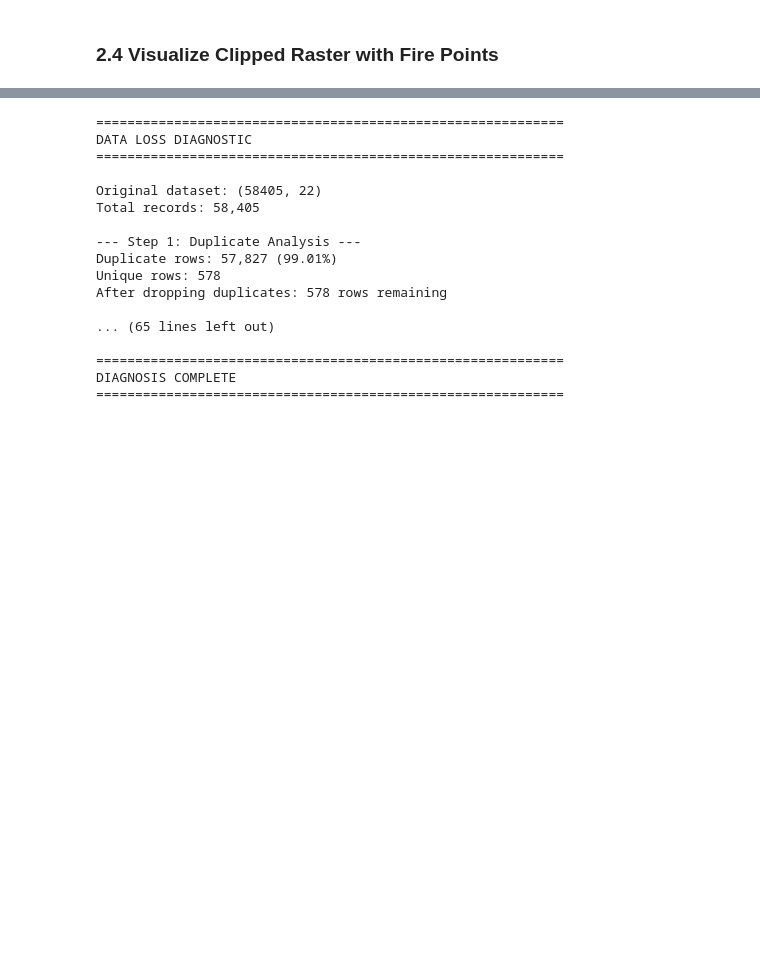
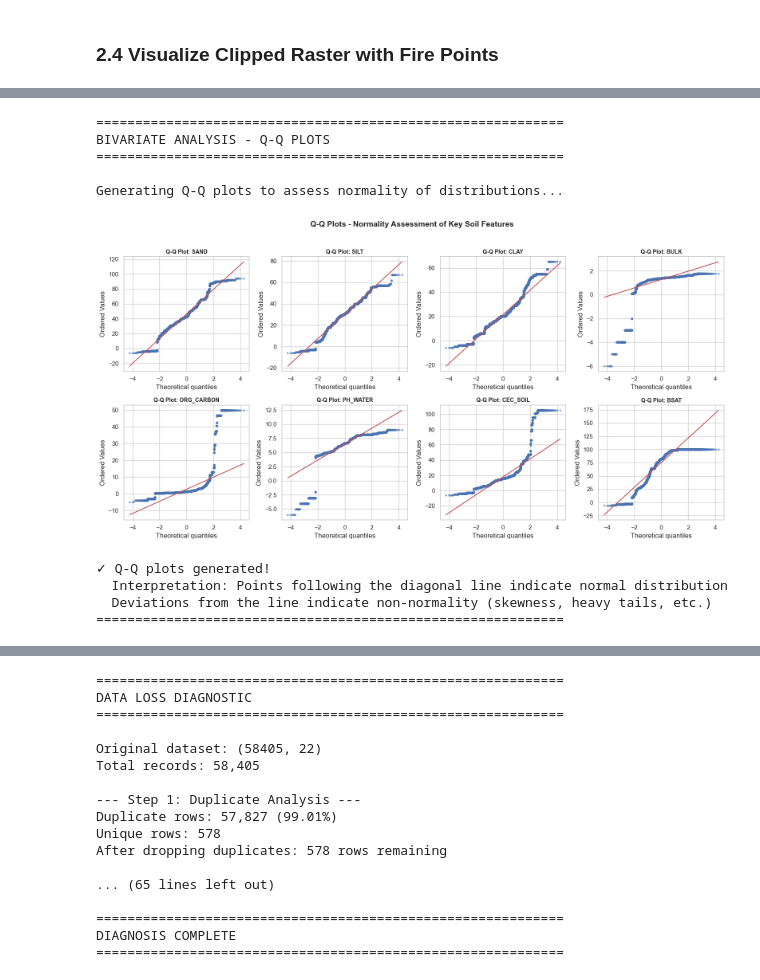
Before and after one commit to BESSAI-Tayeb/forest-fires-algeria-tunisia-analysis, a Jupyter notebook: analysis/soil.ipynb, the cells around one changed output, grey strips where cells are left out. Cells and saved outputs as stored; diff of their text form; code cells hidden in the pictures; blank space fills up the shorter version.

```diff
--- a/analysis/soil.ipynb
+++ b/analysis/soil.ipynb
@@ -471,0 +688,52 @@ print(f"✓ Visualization complete!")
+# %%
+print("="*60)
+print("BIVARIATE ANALYSIS - Q-Q PLOTS")
+print("="*60)
+
+# Q-Q plots to check normality of numeric features
+print("\nGenerating Q-Q plots to assess normality of distributions...")
+
+# Select a subset of key features for Q-Q plots
+key_features = ['SAND', 'SILT', 'CLAY', 'BULK', 'ORG_CARBON', 'PH_WATER', 'CEC_SOIL', 'BSAT']
+available_features = [f for f in key_features if f in numeric_df.columns]
+
+n_features = len(available_features)
+n_cols = 4
+n_rows = (n_features + n_cols - 1) // n_cols
+
+fig, axes = plt.subplots(n_rows, n_cols, figsize=(16, 4*n_rows))
+axes = axes.flatten()
+
+for idx, col in enumerate(available_features):
+    ax = axes[idx]
+    data = numeric_df[col].dropna()
+    if len(data) > 0:
+        stats.probplot(data, dist="norm", plot=ax)
+        ax.set_title(f'Q-Q Plot: {col}', fontsize=10, fontweight='bold')
+        ax.get_lines()[0].set_markerfacecolor('steelblue')
+        ax.get_lines()[0].set_alpha(0.5)
+        ax.get_lines()[0].set_markersize(3)
+
+# Hide empty subplots
+for idx in range(len(available_features), len(axes)):
+    axes[idx].set_visible(False)
+
+plt.suptitle('Q-Q Plots - Normality Assessment of Key Soil Features', fontsize=14, fontweight='bold', y=1.02)
+plt.tight_layout()
+plt.show()
+
+print("\n✓ Q-Q plots generated!")
+print("  Interpretation: Points following the diagonal line indicate normal distribution")
+print("  Deviations from the line indicate non-normality (skewness, heavy tails, etc.)")
+print("="*60)
+# %% [output]
+============================================================
+BIVARIATE ANALYSIS - Q-Q PLOTS
+============================================================
+
+Generating Q-Q plots to assess normality of distributions...
+[figure, added]
+✓ Q-Q plots generated!
+  Interpretation: Points following the diagonal line indicate normal distribution
+  Deviations from the line indicate non-normality (skewness, heavy tails, etc.)
+============================================================
```
Also changed, not shown: parts of 29 cells of this notebook, 7 other files.
